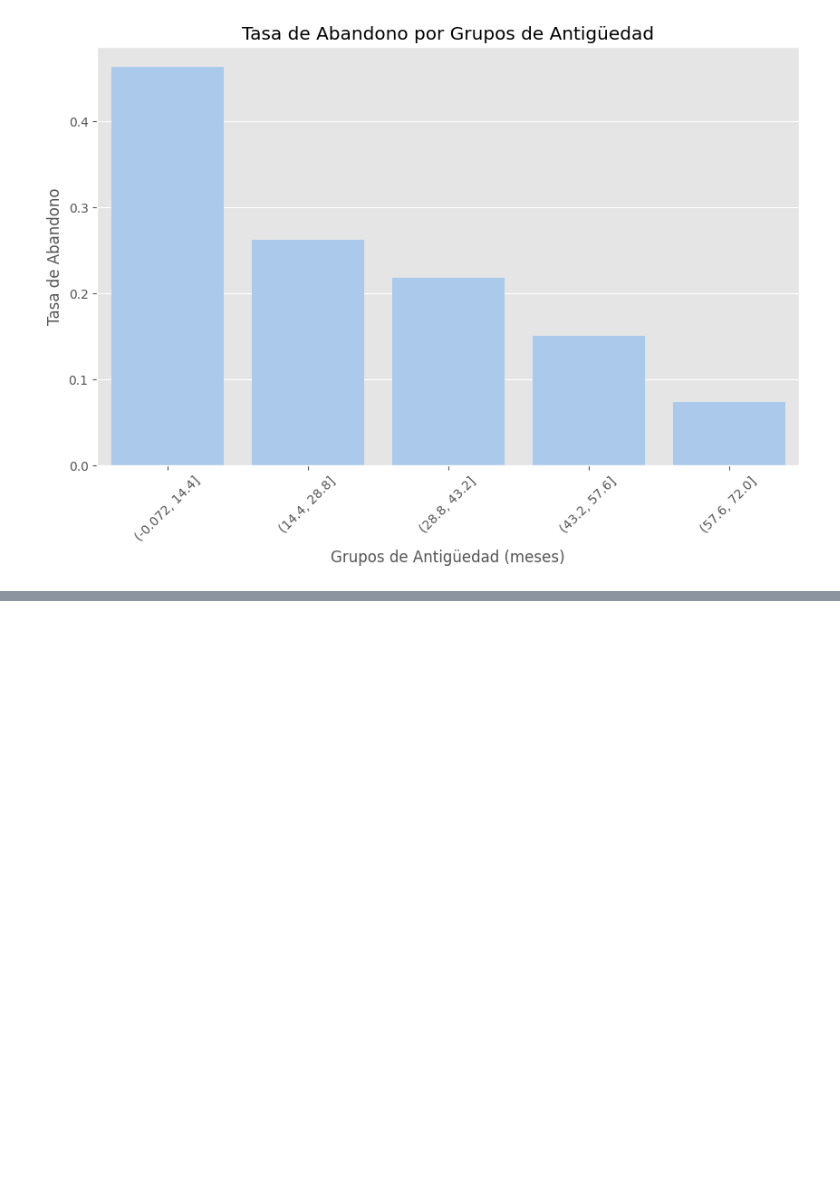
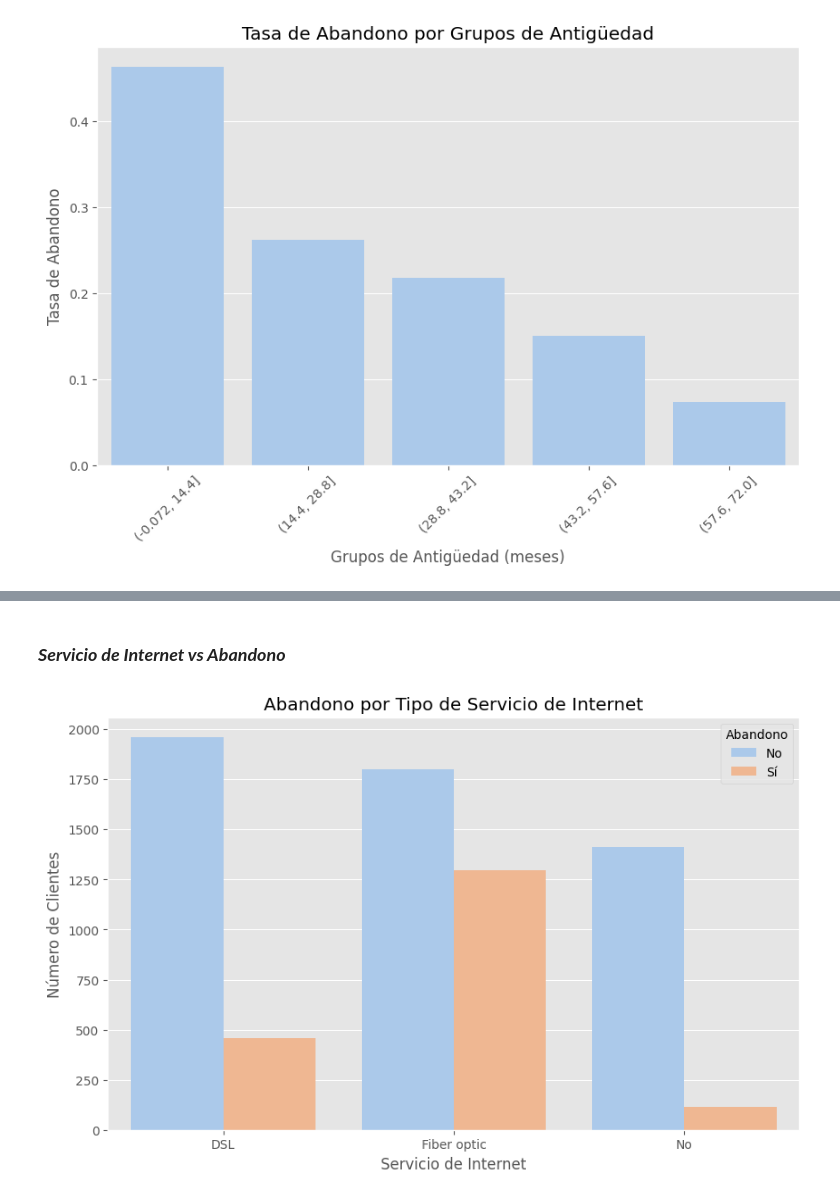
Before and after one commit to Brianbrowncoopman/telecom_x, a Jupyter notebook: telecom_x_2.ipynb, the cells around one changed output, grey strips where cells are left out. Drawn from its saved outputs; the diff is of its cells as text; code cells hidden in the pictures; blank space fills up the shorter version.

```diff
--- a/telecom_x_2.ipynb
+++ b/telecom_x_2.ipynb
@@ -746,0 +751,12 @@ The default of observed=False is deprecated and will be changed to True in a fut
+# %% [markdown]
+### ***Servicio de Internet vs Abandono***
+# %%
+plt.figure(figsize=(10,6))
+sns.countplot(x='Servicio_Internet', hue='Abandono', data=df_2)
+plt.title('Abandono por Tipo de Servicio de Internet')
+plt.xlabel('Servicio de Internet')
+plt.ylabel('Número de Clientes')
+plt.legend(title='Abandono', labels=['No', 'Sí'])
+plt.show()
+# %% [output]
+[figure, added]
```
Also changed, not shown: parts of 29 cells of this notebook.
